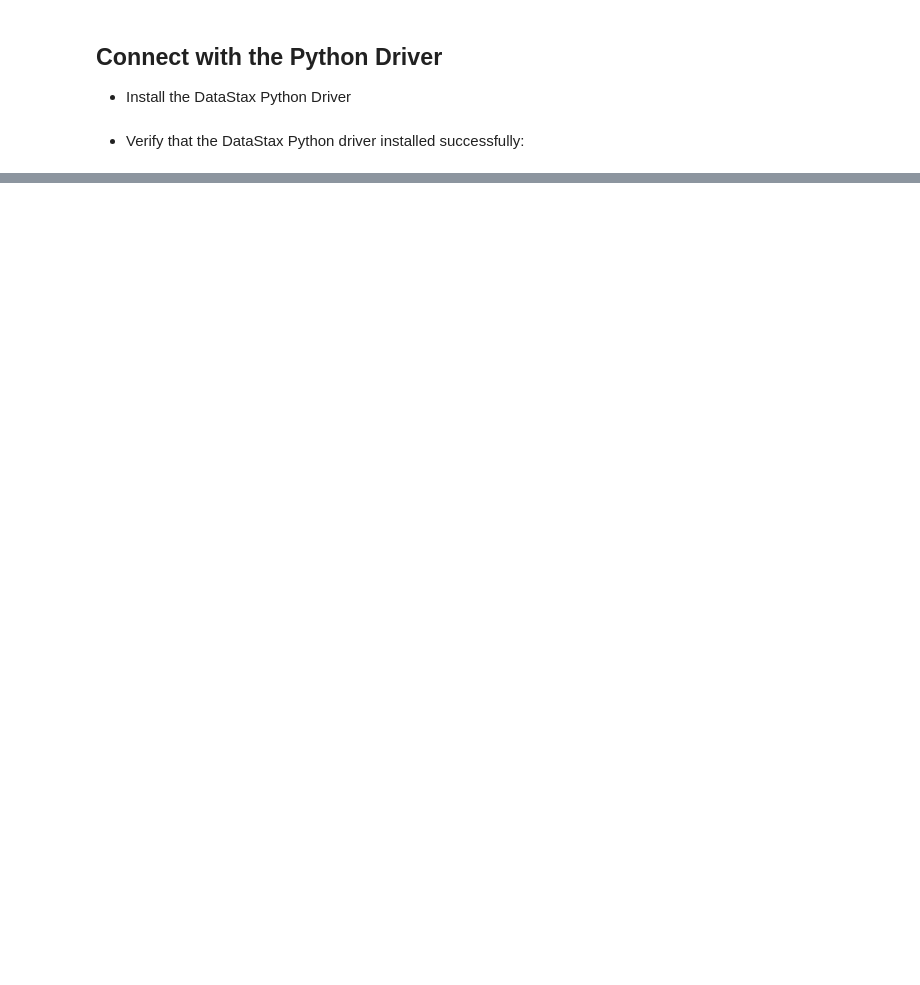
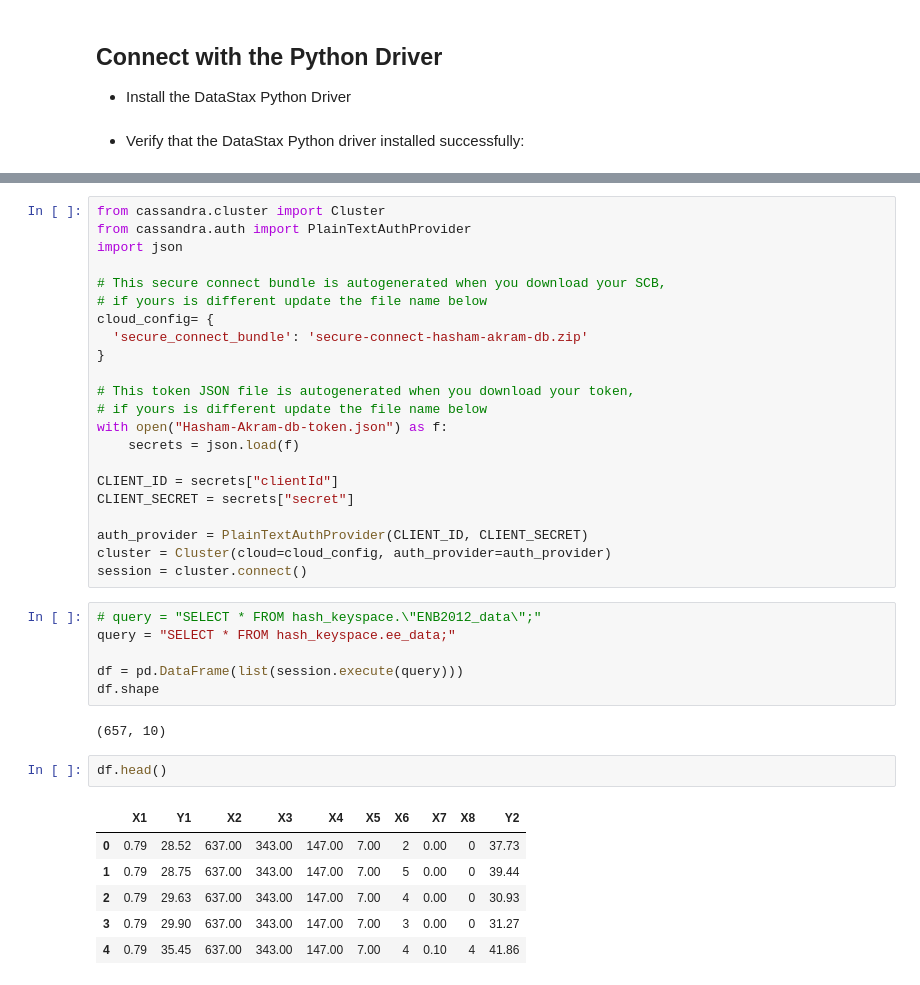
Before and after one commit to HashamAkram18/EEM_AWS_Cloud_CICD_Pipeline, a Jupyter notebook: Notebook/Data/cassendra-integration.ipynb, the cells around one changed output, grey strips where cells are left out. Cells and saved outputs as stored; diff of their text form; blank space fills up the shorter version.

```diff
--- a/Notebook/Data/cassendra-integration.ipynb
+++ b/Notebook/Data/cassendra-integration.ipynb
@@ -70,0 +12,39 @@ The following exceptions were observed:
+# %%
+from cassandra.cluster import Cluster
+from cassandra.auth import PlainTextAuthProvider
+import json
+
+# This secure connect bundle is autogenerated when you download your SCB,
+# if yours is different update the file name below
+cloud_config= {
+  'secure_connect_bundle': 'secure-connect-hasham-akram-db.zip'
+}
+
+# This token JSON file is autogenerated when you download your token,
+# if yours is different update the file name below
+with open("Hasham-Akram-db-token.json") as f:
+    secrets = json.load(f)
+
+CLIENT_ID = secrets["clientId"]
+CLIENT_SECRET = secrets["secret"]
+
+auth_provider = PlainTextAuthProvider(CLIENT_ID, CLIENT_SECRET)
+cluster = Cluster(cloud=cloud_config, auth_provider=auth_provider)
+session = cluster.connect()
+# %%
+# query = "SELECT * FROM hash_keyspace.\"ENB2012_data\";"
+query = "SELECT * FROM hash_keyspace.ee_data;"
+
+df = pd.DataFrame(list(session.execute(query)))
+df.shape
+# %% [output]
+(657, 10)
+# %%
+df.head()
+# %% [output]
+|  | X1 | Y1 | X2 | X3 | X4 | X5 | X6 | X7 | X8 | Y2 |
+| 0 | 0.79 | 28.52 | 637.00 | 343.00 | 147.00 | 7.00 | 2 | 0.00 | 0 | 37.73 |
+| 1 | 0.79 | 28.75 | 637.00 | 343.00 | 147.00 | 7.00 | 5 | 0.00 | 0 | 39.44 |
+| 2 | 0.79 | 29.63 | 637.00 | 343.00 | 147.00 | 7.00 | 4 | 0.00 | 0 | 30.93 |
+| 3 | 0.79 | 29.90 | 637.00 | 343.00 | 147.00 | 7.00 | 3 | 0.00 | 0 | 31.27 |
+| 4 | 0.79 | 35.45 | 637.00 | 343.00 | 147.00 | 7.00 | 4 | 0.10 | 4 | 41.86 |
```
Also changed, not shown: parts of 3 cells of this notebook, 10 other files.
